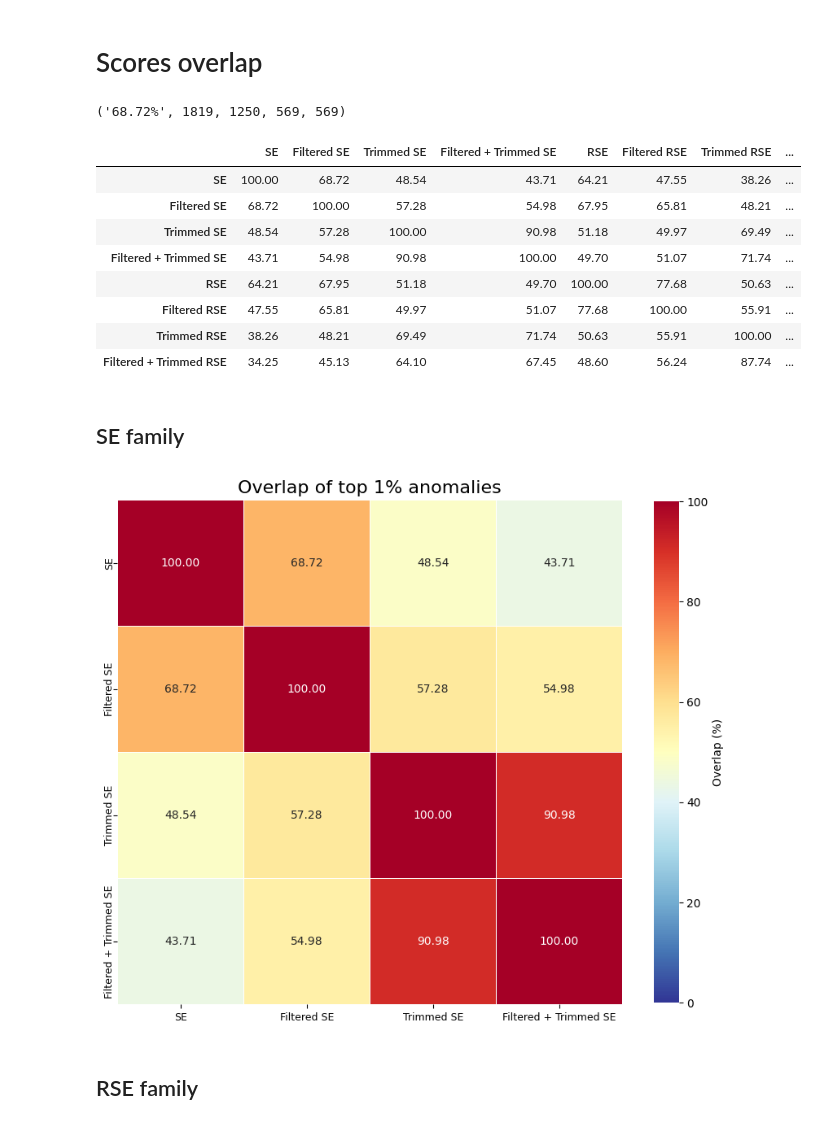
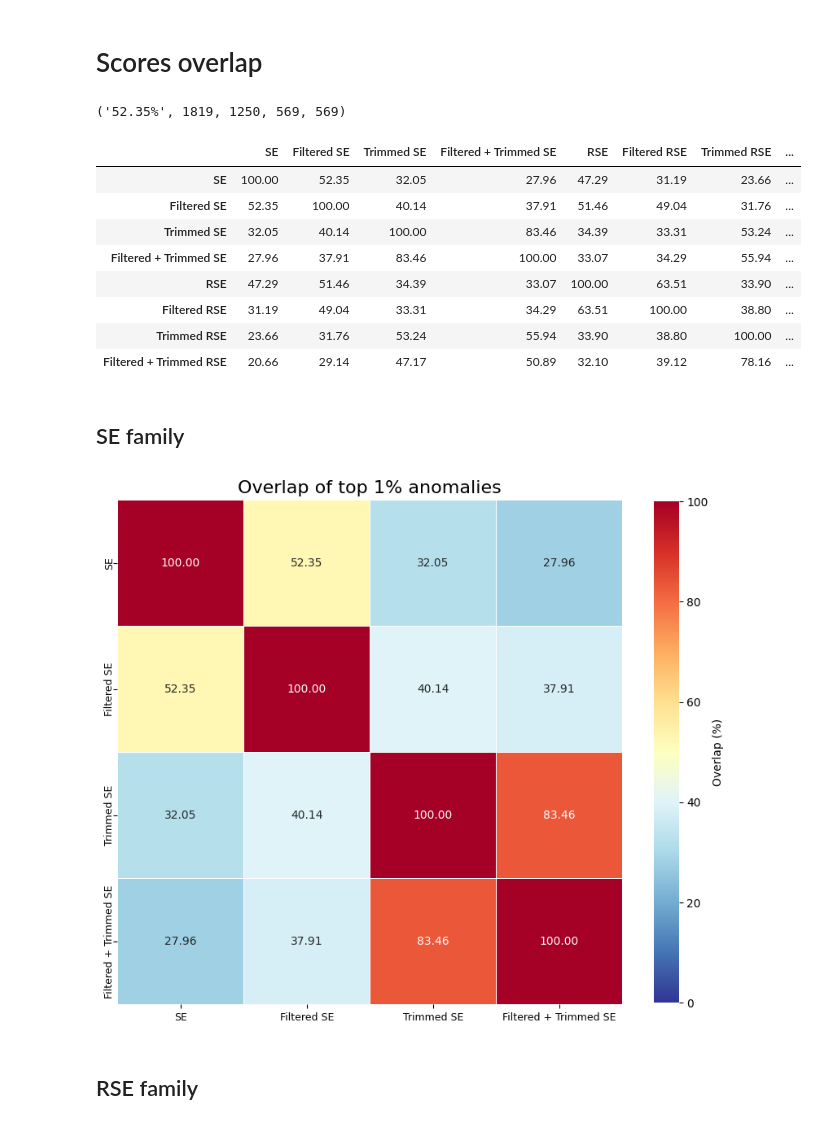
Before and after one commit to ed-ortizm/anomaly, a Jupyter notebook: thesis/bin_03/01_01_scores_bin3.ipynb, the cells around one changed output. Cells and saved outputs as stored; diff of their text form; code cells hidden in the pictures.

```diff
--- a/thesis/bin_03/01_01_scores_bin3.ipynb
+++ b/thesis/bin_03/01_01_scores_bin3.ipynb
@@ -1752,47 +1621,47 @@ fig.savefig(
     df=score_norm_meta_df.copy(),
     quantile=99
 )
-
-overlap_pct = (len(common_ids)/len(ids_a))*100
+ids_a_b = set(list(ids_a) + list(ids_b))
+overlap_pct = (len(common_ids)/len(ids_a_b))*100
 f"{overlap_pct:.2f}%", len(ids_a), len(common_ids), len(only_in_a), len(only_in_b)
 # %% [output]
-('68.72%', 1819, 1250, 569, 569)
+('52.35%', 1819, 1250, 569, 569)
 # %%
 all_scores = se_cols + rse_cols
 
 overlap_df = pd.DataFrame(
     index=[map_score_name(s) for s in all_scores],
     columns=[map_score_name(s) for s in all_scores],
     dtype=float
 )
 
 for score_a in all_scores:
 
     for score_b in all_scores:
 
         if score_a == score_b:
 
             overlap_df.loc[map_score_name(score_a), map_score_name(score_b)] = 100.0
 
         else:
             ids_a, ids_b, common, _, _ = AnomalyOverlapAnalyzer.overlap_pair_scores(
                 score_a, score_b, score_norm_meta_df
             )
-
-            pct = (len(common) / len(ids_a)) * 100
+            ids_a_b = set(list(ids_a) + list(ids_b))
+            pct = (len(common) / len(ids_a_b)) * 100
             overlap_df.loc[map_score_name(score_a), map_score_name(score_b)] = pct
 
 overlap_df.round(2)
 # %% [output]
 |  | SE | Filtered SE | Trimmed SE | Filtered + Trimmed SE | RSE | Filtered RSE | Trimmed RSE | ... |
-| SE | 100.00 | 68.72 | 48.54 | 43.71 | 64.21 | 47.55 | 38.26 | ... |
-| Filtered SE | 68.72 | 100.00 | 57.28 | 54.98 | 67.95 | 65.81 | 48.21 | ... |
-| Trimmed SE | 48.54 | 57.28 | 100.00 | 90.98 | 51.18 | 49.97 | 69.49 | ... |
-| Filtered + Trimmed SE | 43.71 | 54.98 | 90.98 | 100.00 | 49.70 | 51.07 | 71.74 | ... |
-| RSE | 64.21 | 67.95 | 51.18 | 49.70 | 100.00 | 77.68 | 50.63 | ... |
-| Filtered RSE | 47.55 | 65.81 | 49.97 | 51.07 | 77.68 | 100.00 | 55.91 | ... |
-| Trimmed RSE | 38.26 | 48.21 | 69.49 | 71.74 | 50.63 | 55.91 | 100.00 | ... |
-| Filtered + Trimmed RSE | 34.25 | 45.13 | 64.10 | 67.45 | 48.60 | 56.24 | 87.74 | ... |
+| SE | 100.00 | 52.35 | 32.05 | 27.96 | 47.29 | 31.19 | 23.66 | ... |
+| Filtered SE | 52.35 | 100.00 | 40.14 | 37.91 | 51.46 | 49.04 | 31.76 | ... |
+| Trimmed SE | 32.05 | 40.14 | 100.00 | 83.46 | 34.39 | 33.31 | 53.24 | ... |
+| Filtered + Trimmed SE | 27.96 | 37.91 | 83.46 | 100.00 | 33.07 | 34.29 | 55.94 | ... |
+| RSE | 47.29 | 51.46 | 34.39 | 33.07 | 100.00 | 63.51 | 33.90 | ... |
+| Filtered RSE | 31.19 | 49.04 | 33.31 | 34.29 | 63.51 | 100.00 | 38.80 | ... |
+| Trimmed RSE | 23.66 | 31.76 | 53.24 | 55.94 | 33.90 | 38.80 | 100.00 | ... |
+| Filtered + Trimmed RSE | 20.66 | 29.14 | 47.17 | 50.89 | 32.10 | 39.12 | 78.16 | ... |
 # %% [markdown]
 ## SE family
 # %%
@@ -1819,7 +1688,7 @@ fig.savefig(
     bbox_inches='tight'
 )
 # %% [output]
-[figure, old version]
+[figure, new version]
 # %% [markdown]
 ## RSE family
 # %%
```
Also changed, not shown: parts of 32 cells of this notebook.
